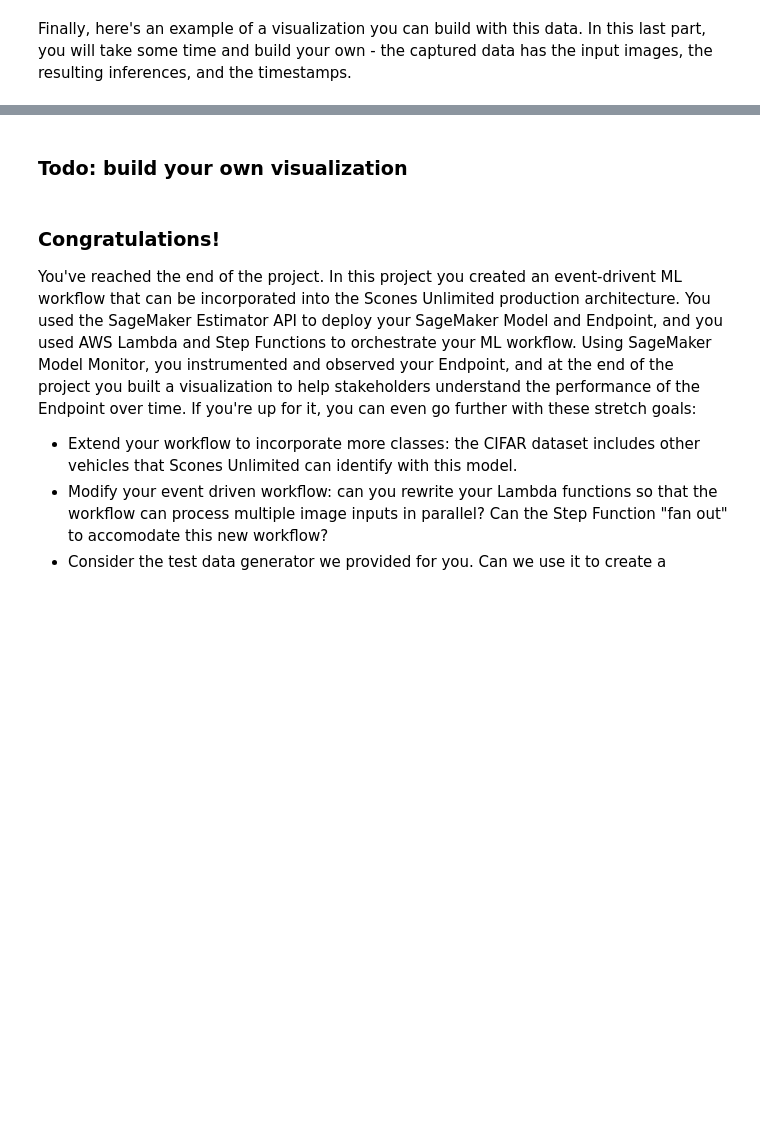
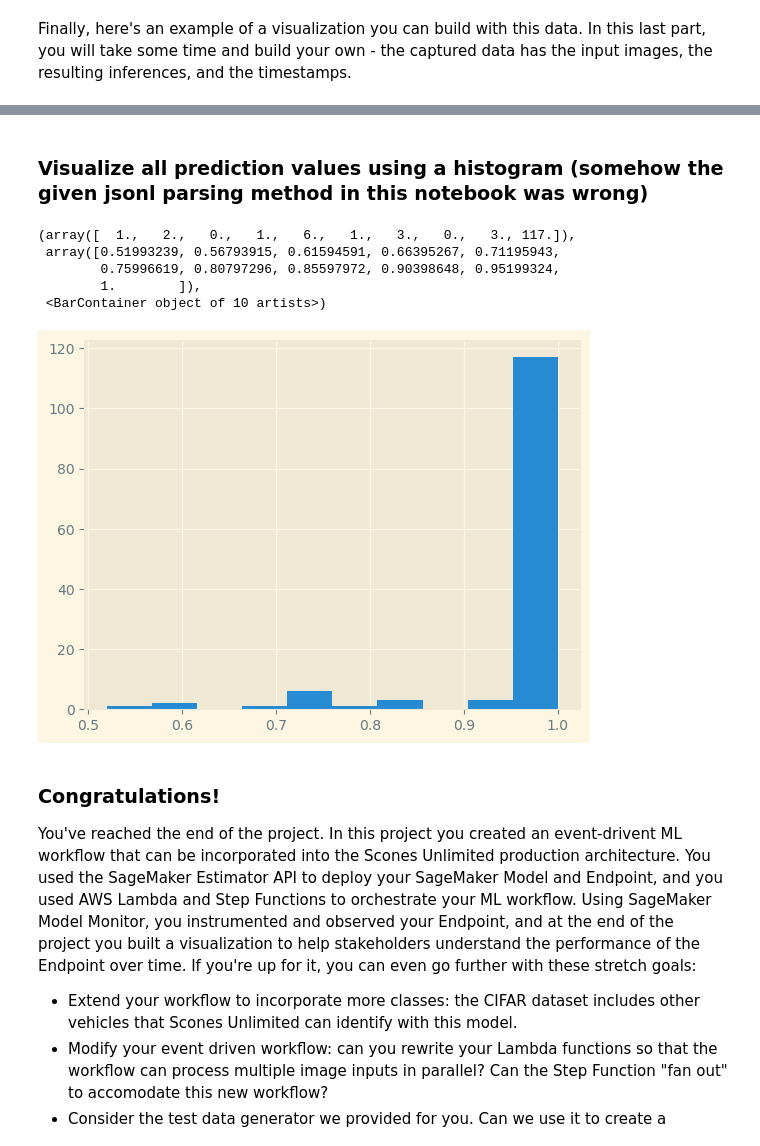
Before and after one commit to commanderka/udacity-nd009t-C2-Developing-ML-Workflow, a Jupyter notebook: project/starter.ipynb, the cells around one changed output, grey strips where cells are left out. Drawn from its saved outputs; the diff is of its cells as text; code cells hidden in the pictures; blank space fills up the shorter version.

Commit message:
update notebook and lambda

```diff
--- a/project/starter.ipynb
+++ b/project/starter.ipynb
@@ -751,5 +774,26 @@ plt.gcf().autofmt_xdate()
-# %% [markdown]
-### Todo: build your own visualization
+# %% [markdown]
+### Visualize all prediction values using a histogram (somehow the given jsonl parsing method in this notebook was wrong)
+# %%
+inferences = []
+file_handles = os.listdir("./captured_data")
+for handle in file_handles:
+
+    with open(os.path.join("./captured_data",handle), 'r') as json_file:
+        json_list = list(json_file)
+        for elem in json_list:
+            parsed_elem = json.loads(elem)
+            inference_list_string = eval(parsed_elem["captureData"]["endpointOutput"]["data"])
+            inference_list_float = [float(elem) for elem in inference_list_string]
+            inferences.append(max(inference_list_float))
+
+plt.hist(inferences)
+# %% [output]
+(array([  1.,   2.,   0.,   1.,   6.,   1.,   3.,   0.,   3., 117.]),
+ array([0.51993239, 0.56793915, 0.61594591, 0.66395267, 0.71195943,
+        0.75996619, 0.80797296, 0.85597972, 0.90398648, 0.95199324,
+        1.        ]),
+ <BarContainer object of 10 artists>)
+[figure, added]
 # %% [markdown]
 ### Congratulations!
 
```
Also changed, not shown: parts of 14 cells of this notebook, 1 other file.
